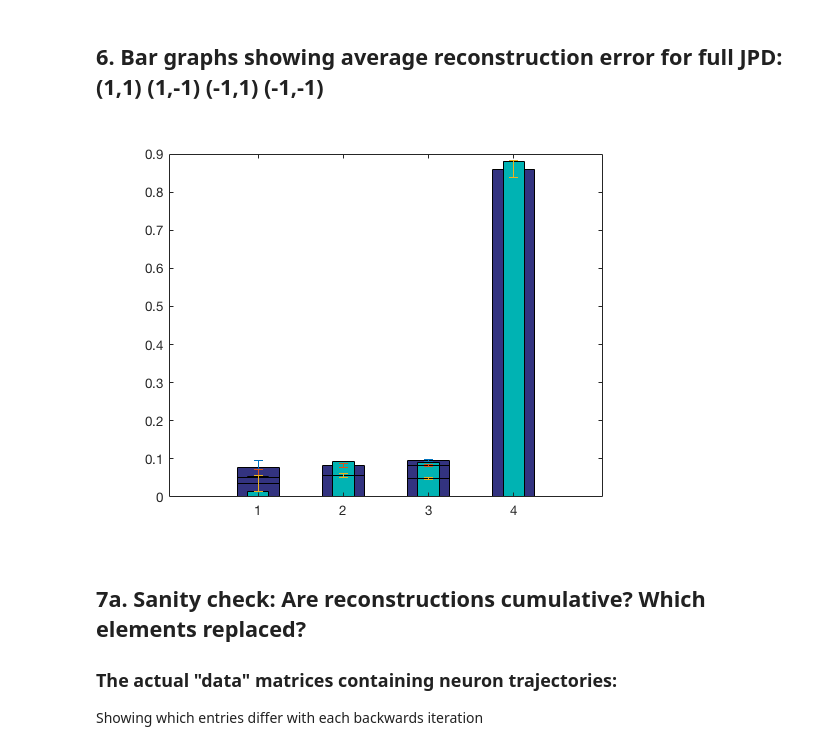
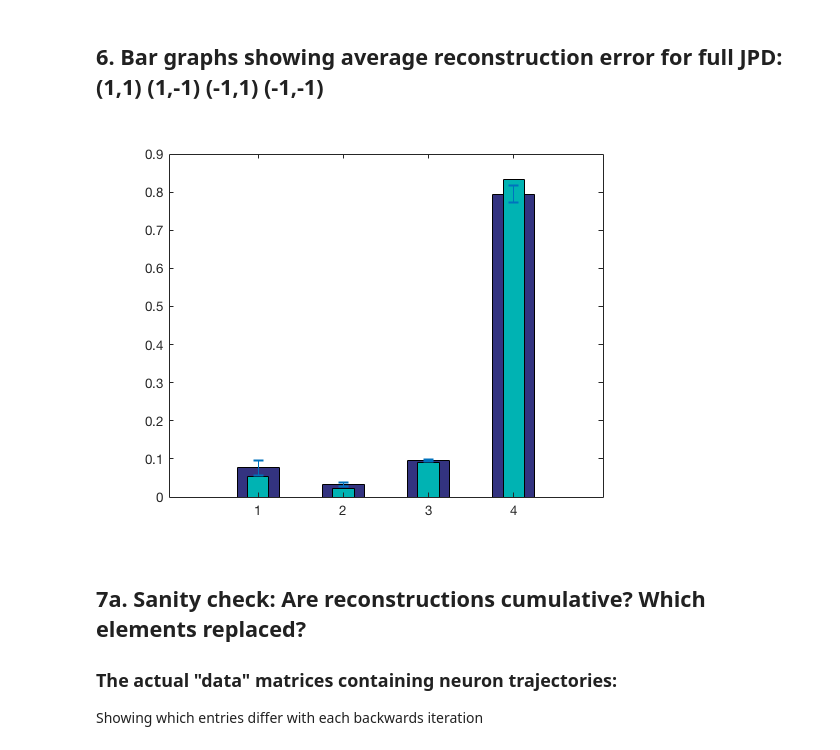
Before and after one commit to jlnatal/CGProj, a Jupyter notebook: CGpipeline_ProgressApr3.ipynb, the cells around one changed output. Drawn from its saved outputs; the diff is of its cells as text; code cells hidden in the pictures.

```diff
--- a/CGpipeline_ProgressApr3.ipynb
+++ b/CGpipeline_ProgressApr3.ipynb
@@ -348,22 +345,22 @@ Are the most highly correlated neurons the same in all?
 # %%
 k=1;
 %Joint probability distributions w/ average subtractive errors
 bar(mean(JPD_compar(1,:,k),3),0.5,'FaceColor',[0.2 0.2 0.5]); hold on; bar(mean(JPD_compar(2,:,k),3),.25,'FaceColor',[0 0.7 0.7])
 errorbar(mean(JPD_compar(1,:,k),3),mean(abs(JPD_compar(1,:,:)-JPD_compar(2,:,:)),3),'LineStyle','none','MarkerSize', 20)
 
 
-k=2;
-%Joint probability distributions w/ average subtractive errors
-bar(mean(JPD_compar(1,:,k),3),0.5,'FaceColor',[0.2 0.2 0.5]); hold on; bar(mean(JPD_compar(2,:,k),3),.25,'FaceColor',[0 0.7 0.7])
-errorbar(mean(JPD_compar(1,:,k),3),mean(abs(JPD_compar(1,:,:)-JPD_compar(2,:,:)),3),'LineStyle','none','MarkerSize', 20)
+%k=2;
+%%Joint probability distributions w/ average subtractive errors
+%bar(mean(JPD_compar(1,:,k),3),0.5,'FaceColor',[0.2 0.2 0.5]); hold on; bar(mean(JPD_compar(2,:,k),3),.25,'FaceColor',[0 0.7 0.7])
+%errorbar(mean(JPD_compar(1,:,k),3),mean(abs(JPD_compar(1,:,:)-JPD_compar(2,:,:)),3),'LineStyle','none','MarkerSize', 20)
 
 
-k=3;
-%Joint probability distributions w/ average subtractive errors
-bar(mean(JPD_compar(1,:,k),3),0.5,'FaceColor',[0.2 0.2 0.5]); hold on; bar(mean(JPD_compar(2,:,k),3),.25,'FaceColor',[0 0.7 0.7])
-errorbar(mean(JPD_compar(1,:,k),3),mean(abs(JPD_compar(1,:,:)-JPD_compar(2,:,:)),3),'LineStyle','none','MarkerSize', 20)
+%k=3;
+%%Joint probability distributions w/ average subtractive errors
+%bar(mean(JPD_compar(1,:,k),3),0.5,'FaceColor',[0.2 0.2 0.5]); hold on; bar(mean(JPD_compar(2,:,k),3),.25,'FaceColor',[0 0.7 0.7])
+%errorbar(mean(JPD_compar(1,:,k),3),mean(abs(JPD_compar(1,:,:)-JPD_compar(2,:,:)),3),'LineStyle','none','MarkerSize', 20)
 # %% [output]
-[figure, old version]
+[figure, new version]
 # %% [markdown]
 ## 7a. Sanity check: Are reconstructions cumulative? Which elements replaced?
 
```
Also changed, not shown: parts of 6 cells of this notebook.
